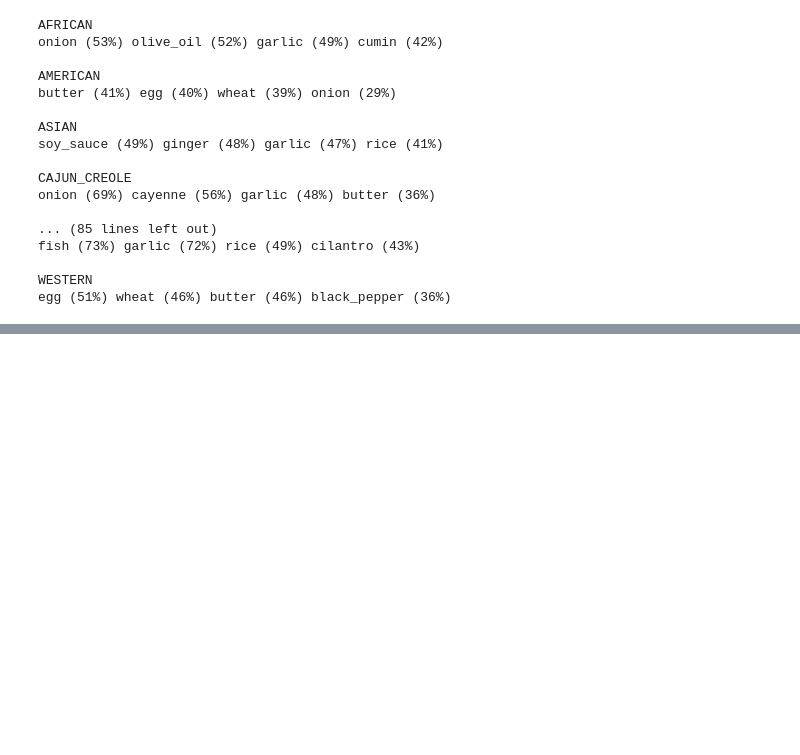
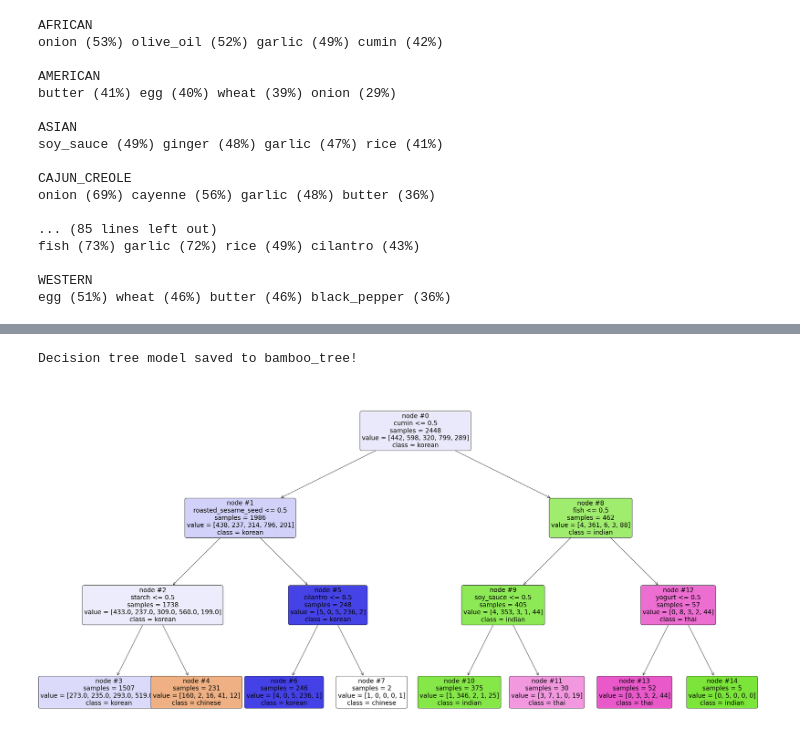
Before and after one commit to stephenanjali97/SamadhiPrajna, a Jupyter notebook: Flavours and Food Pairing.ipynb, the cells around one changed output, grey strips where cells are left out. Saved outputs shown, nothing was run; the diff lists cells and outputs as text; code cells hidden in the pictures; blank space fills up the shorter version.

```diff
--- a/Flavours and Food Pairing.ipynb
+++ b/Flavours and Food Pairing.ipynb
@@ -266,0 +289,40 @@ egg (51%) wheat (46%) butter (46%) black_pepper (36%)
+# %%
+# select subset of cuisines
+asian_indian_recipes = recipes[recipes.cuisine.isin(["korean", "japanese", "chinese", "thai", "indian"])]
+cuisines = asian_indian_recipes["cuisine"]
+ingredients = asian_indian_recipes.iloc[:,1:]
+
+bamboo_tree = tree.DecisionTreeClassifier(max_depth=3)
+bamboo_tree.fit(ingredients, cuisines)
+
+print("Decision tree model saved to bamboo_tree!")
+# %% [output]
+Decision tree model saved to bamboo_tree!
+# %%
+# if you're using the graphviz library, you can run these lines of code. Otherwise, this is configured to use plot_tree from sklearn
+# export_graphviz(bamboo_tree,
+#                 feature_names=list(ingredients.columns.values),
+#                 out_file="bamboo_tree.dot",
+#                 class_names=np.unique(cuisines),
+#                 filled=True,
+#                 node_ids=True,
+#                 special_characters=True,
+#                 impurity=False,
+#                 label="all",
+#                 leaves_parallel=False)
+
+# with open("bamboo_tree.dot") as bamboo_tree_image:
+#     bamboo_tree_graph = bamboo_tree_image.read()
+# graphviz.Source(bamboo_tree_graph)
+
+plt.figure(figsize=(40,20))  # customize according to the size of your tree
+_ = tree.plot_tree(bamboo_tree,
+                   feature_names = list(ingredients.columns.values),
+                   class_names=np.unique(cuisines),filled=True,
+                   node_ids=True,
+                   impurity=False,
+                   label="all",
+                   fontsize=20, rounded = True)
+plt.show()
+# %% [output]
+[figure, added]
```
Also changed, not shown: parts of 13 cells of this notebook.
